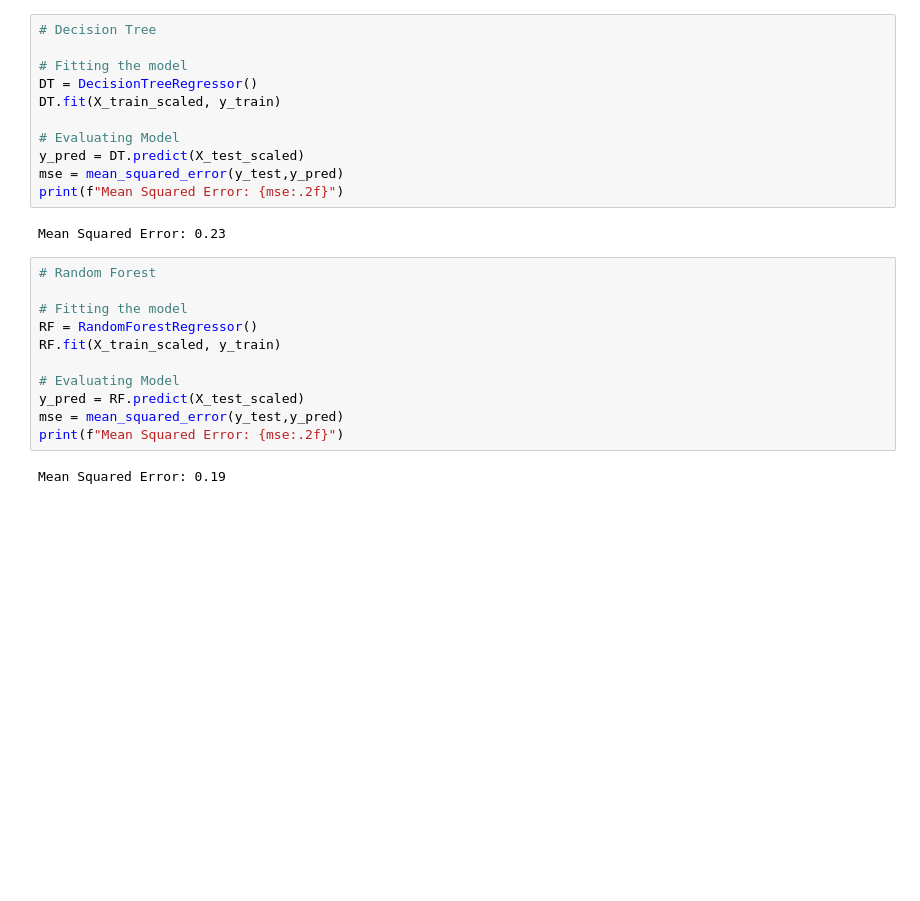
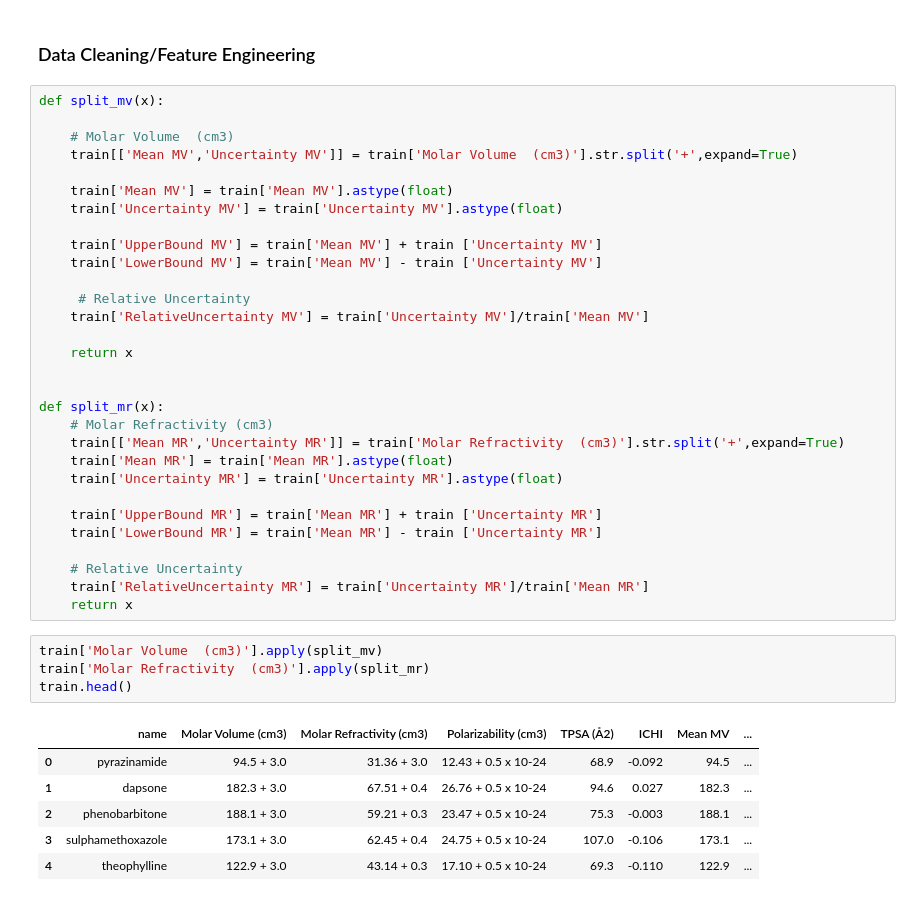
Before and after one commit to adefemiadeh/Physicochemical-drugs-properties, a Jupyter notebook: drugs.ipynb, the cells around one changed output. Saved outputs shown, nothing was run; the diff lists cells and outputs as text; blank space fills up the shorter version.

```diff
--- a/drugs.ipynb
+++ b/drugs.ipynb
@@ -152,26 +72,43 @@ Mean Squared Error: 0.26
-# %%
-# Decision Tree
-
-# Fitting the model
-DT = DecisionTreeRegressor()
-DT.fit(X_train_scaled, y_train)
-
-# Evaluating Model
-y_pred = DT.predict(X_test_scaled)
-mse = mean_squared_error(y_test,y_pred)
-print(f"Mean Squared Error: {mse:.2f}")
-# %% [output]
-Mean Squared Error: 0.23
-# %%
-# Random Forest
-
-# Fitting the model
-RF = RandomForestRegressor()
-RF.fit(X_train_scaled, y_train)
-
-# Evaluating Model
-y_pred = RF.predict(X_test_scaled)
-mse = mean_squared_error(y_test,y_pred)
-print(f"Mean Squared Error: {mse:.2f}")
-# %% [output]
-Mean Squared Error: 0.19
+# %% [markdown]
+### Data Cleaning/Feature Engineering
+# %%
+def split_mv(x):
+
+    # Molar Volume  (cm3)
+    train[['Mean MV','Uncertainty MV']] = train['Molar Volume  (cm3)'].str.split('+',expand=True)
+
+    train['Mean MV'] = train['Mean MV'].astype(float)
+    train['Uncertainty MV'] = train['Uncertainty MV'].astype(float)
+
+    train['UpperBound MV'] = train['Mean MV'] + train ['Uncertainty MV']
+    train['LowerBound MV'] = train['Mean MV'] - train ['Uncertainty MV']
+
+     # Relative Uncertainty
+    train['RelativeUncertainty MV'] = train['Uncertainty MV']/train['Mean MV']
+
+    return x
+
+
+def split_mr(x):
+    # Molar Refractivity (cm3)
+    train[['Mean MR','Uncertainty MR']] = train['Molar Refractivity  (cm3)'].str.split('+',expand=True)
+    train['Mean MR'] = train['Mean MR'].astype(float)
+    train['Uncertainty MR'] = train['Uncertainty MR'].astype(float)
+
+    train['UpperBound MR'] = train['Mean MR'] + train ['Uncertainty MR']
+    train['LowerBound MR'] = train['Mean MR'] - train ['Uncertainty MR']
+
+    # Relative Uncertainty
+    train['RelativeUncertainty MR'] = train['Uncertainty MR']/train['Mean MR']
+    return x
+# %%
+train['Molar Volume  (cm3)'].apply(split_mv)
+train['Molar Refractivity  (cm3)'].apply(split_mr)
+train.head()
+# %% [output]
+|  | name | Molar Volume (cm3) | Molar Refractivity (cm3) | Polarizability (cm3) | TPSA (Å2) | ICHI | Mean MV | ... |
+| 0 | pyrazinamide | 94.5 + 3.0 | 31.36 + 3.0 | 12.43 + 0.5 x 10-24 | 68.9 | -0.092 | 94.5 | ... |
+| 1 | dapsone | 182.3 + 3.0 | 67.51 + 0.4 | 26.76 + 0.5 x 10-24 | 94.6 | 0.027 | 182.3 | ... |
+| 2 | phenobarbitone | 188.1 + 3.0 | 59.21 + 0.3 | 23.47 + 0.5 x 10-24 | 75.3 | -0.003 | 188.1 | ... |
+| 3 | sulphamethoxazole | 173.1 + 3.0 | 62.45 + 0.4 | 24.75 + 0.5 x 10-24 | 107.0 | -0.106 | 173.1 | ... |
+| 4 | theophylline | 122.9 + 3.0 | 43.14 + 0.3 | 17.10 + 0.5 x 10-24 | 69.3 | -0.110 | 122.9 | ... |
```
Also changed, not shown: parts of 24 cells of this notebook, 4 other files.
